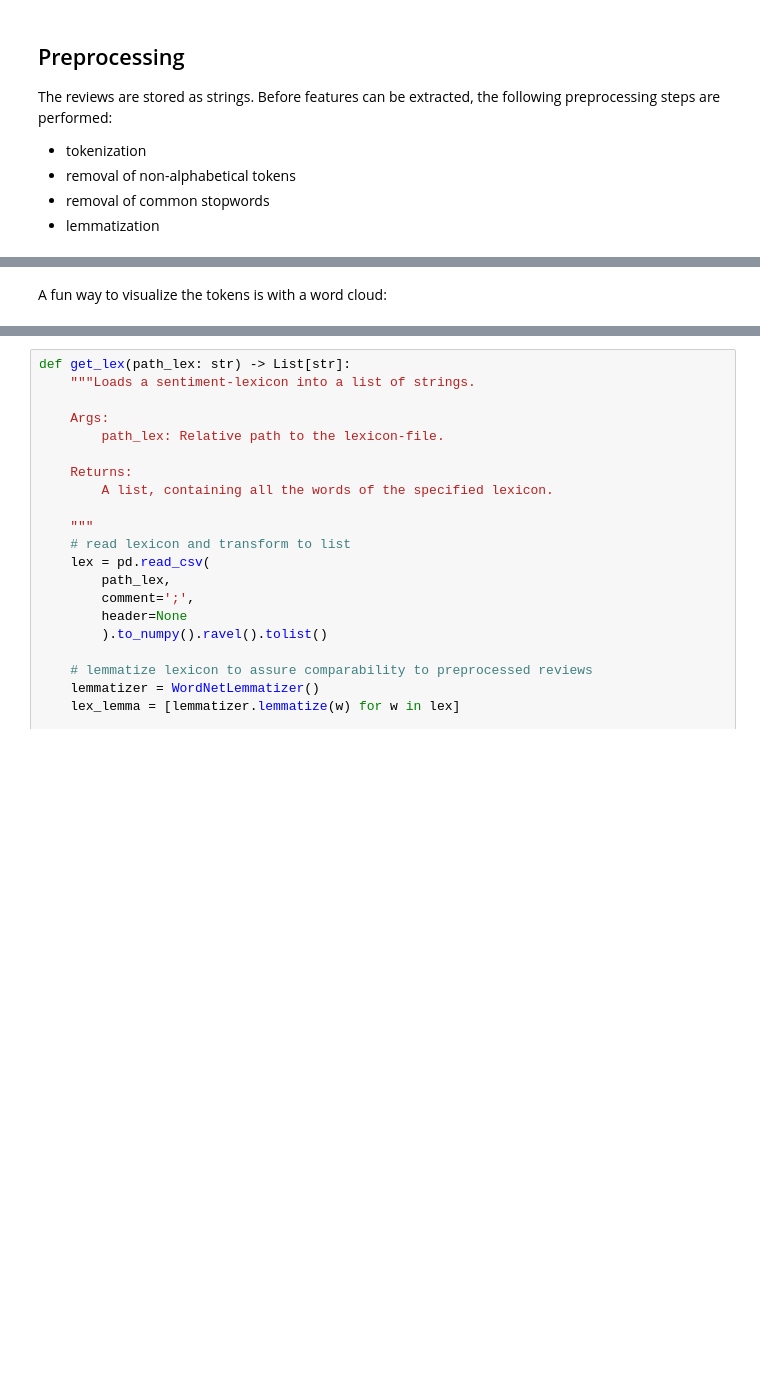
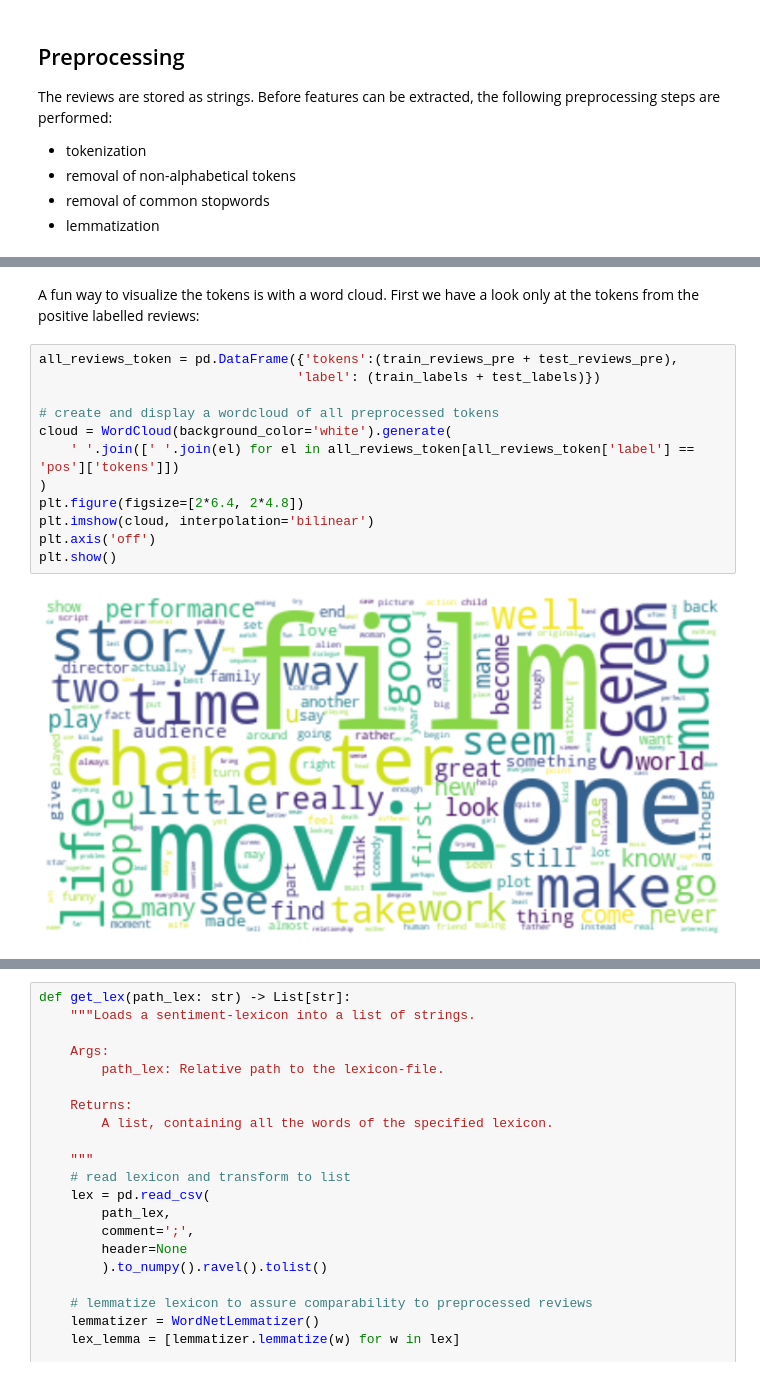
Before and after one commit to raffaelk/nlp-basics, a Jupyter notebook: sentiment_classification.ipynb, the cells around one changed output, grey strips where cells are left out. Drawn from its saved outputs; the diff is of its cells as text; blank space fills up the shorter version.

```diff
--- a/sentiment_classification.ipynb
+++ b/sentiment_classification.ipynb
@@ -160,2 +189,16 @@ test_reviews_pre = [preprocess_review(review) for review in test_reviews]
 # %% [markdown]
-A fun way to visualize the tokens is with a word cloud:
+A fun way to visualize the tokens is with a word cloud. First we have a look only at the tokens from the positive labelled reviews:
+# %%
+all_reviews_token = pd.DataFrame({'tokens':(train_reviews_pre + test_reviews_pre),
+                                 'label': (train_labels + test_labels)})
+
+# create and display a wordcloud of all preprocessed tokens
+cloud = WordCloud(background_color='white').generate(
+    ' '.join([' '.join(el) for el in all_reviews_token[all_reviews_token['label'] == 'pos']['tokens']])
+)
+plt.figure(figsize=[2*6.4, 2*4.8])
+plt.imshow(cloud, interpolation='bilinear')
+plt.axis('off')
+plt.show()
+# %% [output]
+[figure, added]
```
Also changed, not shown: parts of 14 cells of this notebook.
